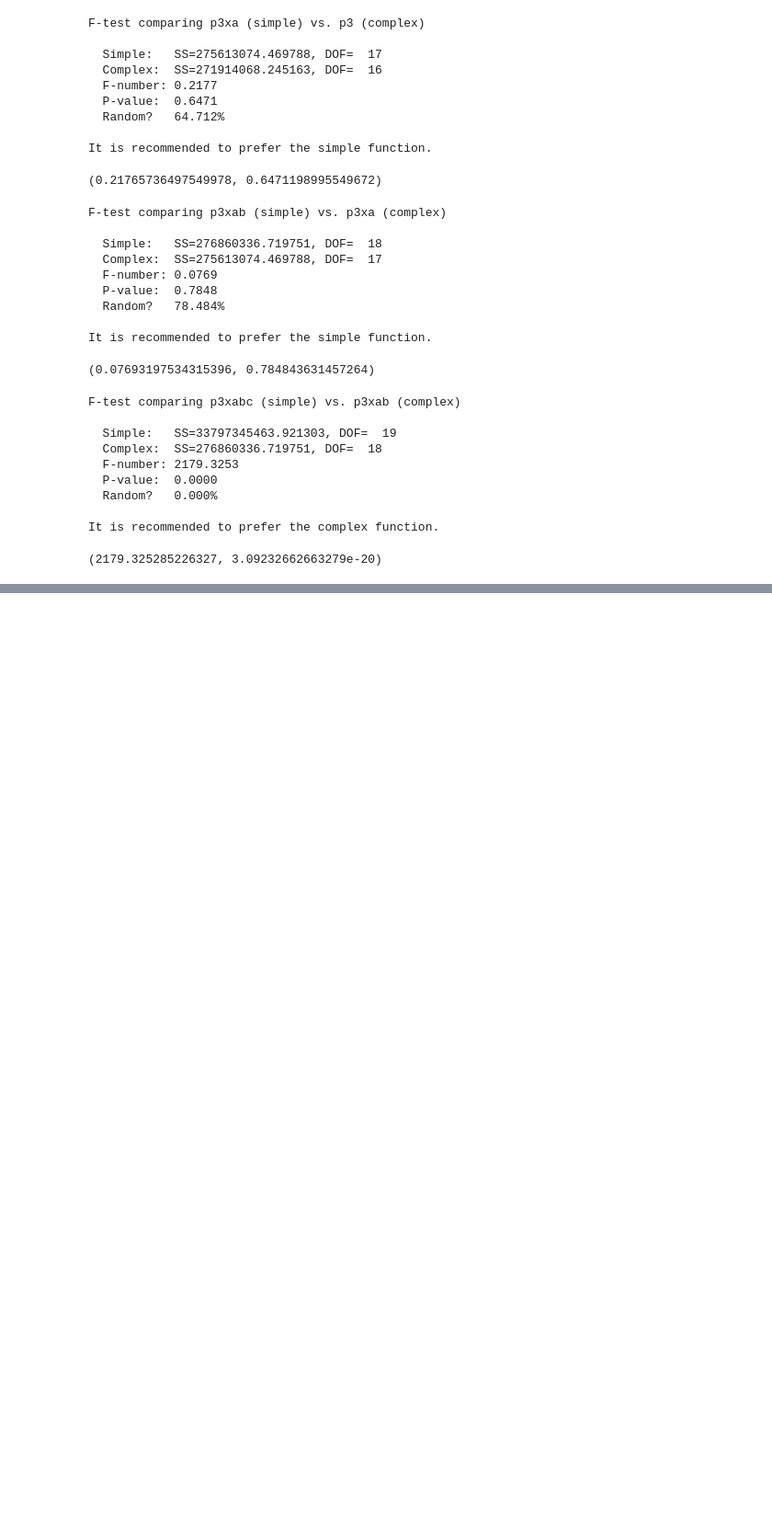
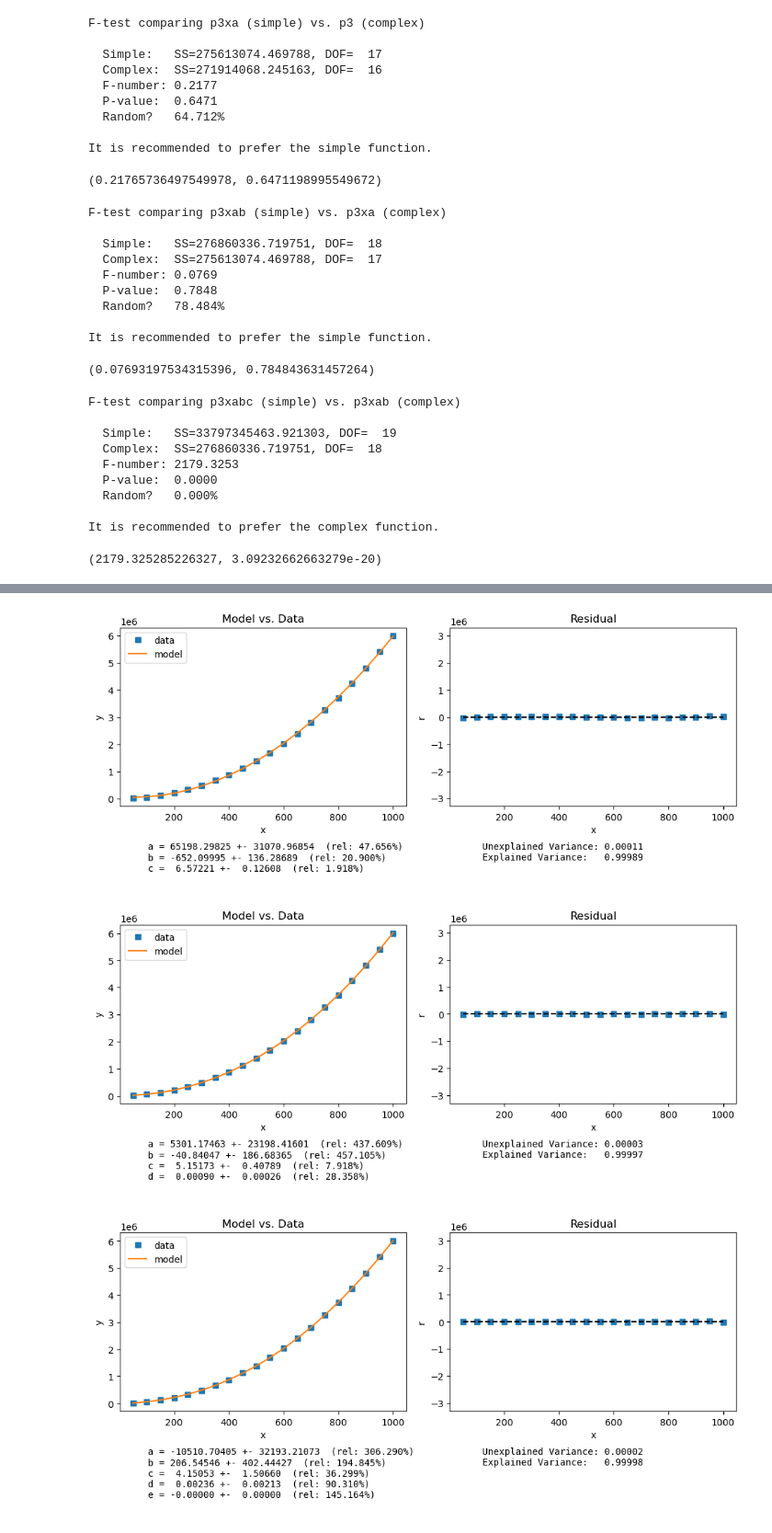
Before and after one commit to ririye01/math4334-MathModelingNotebooks, a Jupyter notebook: homework/hw2a/hw2a.ipynb, the cells around one changed output, grey strips where cells are left out. Shown at 92% size. Cells and saved outputs as stored; diff of their text form; code cells hidden in the pictures; blank space fills up the shorter version.

```diff
--- a/homework/hw2a/hw2a.ipynb
+++ b/homework/hw2a/hw2a.ipynb
@@ -353,7 +353,7 @@ fit3xab, err3xab = classlib4334.fit_and_plot(p3xab, x, y, residual=True)
 # %% [output]
 [figure]
 # %%
-fit3xab, err3xab = classlib4334.fit_and_plot(p3xabc, x, y, residual=True)
+fit3xabc, err3xabc = classlib4334.fit_and_plot(p3xabc, x, y, residual=True)
 # %% [output]
 [figure]
 # %%
@@ -404,0 +414,8 @@ y = df2["Runtime [ms]"]
+# %%
+fit2, err2 = classlib4334.fit_and_plot(p2, x, y, residual=True)
+fit3, err3 = classlib4334.fit_and_plot(p3, x, y, residual=True)
+fit4, err4 = classlib4334.fit_and_plot(p4, x, y, residual=True)
+# %% [output]
+[figure, added]
+[figure, added]
+[figure, added]
```
Also changed, not shown: parts of 13 cells of this notebook, 8 other files.
